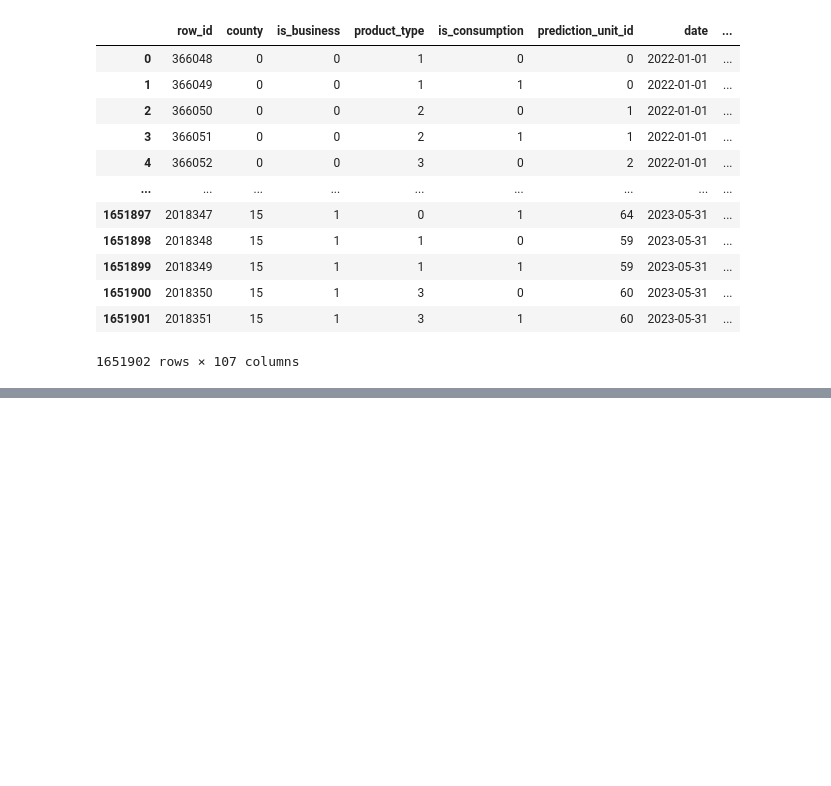
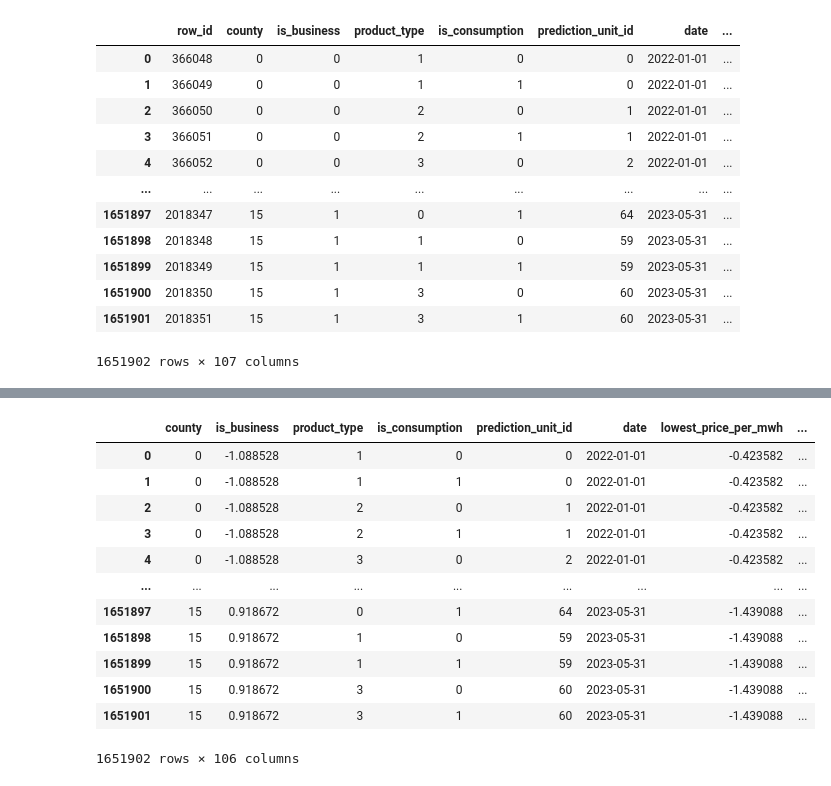
Before and after one commit to dinhtanloc/ads_enfit, a Jupyter notebook: prj/2.pre-processing/2.1.pre-processing.ipynb, the cells around one changed output, grey strips where cells are left out. Cells and saved outputs as stored; diff of their text form; code cells hidden in the pictures; blank space fills up the shorter version.

```diff
--- a/prj/2.pre-processing/2.1.pre-processing.ipynb
+++ b/prj/2.pre-processing/2.1.pre-processing.ipynb
@@ -124,2 +142,18 @@ df_train_features
+# %%
+df_train_features.drop('row_id',axis=1)
+# %% [output]
+|  | county | is_business | product_type | is_consumption | prediction_unit_id | date | lowest_price_per_mwh | ... |
+| 0 | 0 | -1.088528 | 1 | 0 | 0 | 2022-01-01 | -0.423582 | ... |
+| 1 | 0 | -1.088528 | 1 | 1 | 0 | 2022-01-01 | -0.423582 | ... |
+| 2 | 0 | -1.088528 | 2 | 0 | 1 | 2022-01-01 | -0.423582 | ... |
+| 3 | 0 | -1.088528 | 2 | 1 | 1 | 2022-01-01 | -0.423582 | ... |
+| 4 | 0 | -1.088528 | 3 | 0 | 2 | 2022-01-01 | -0.423582 | ... |
+| ... | ... | ... | ... | ... | ... | ... | ... | ... |
+| 1651897 | 15 | 0.918672 | 0 | 1 | 64 | 2023-05-31 | -1.439088 | ... |
+| 1651898 | 15 | 0.918672 | 1 | 0 | 59 | 2023-05-31 | -1.439088 | ... |
+| 1651899 | 15 | 0.918672 | 1 | 1 | 59 | 2023-05-31 | -1.439088 | ... |
+| 1651900 | 15 | 0.918672 | 3 | 0 | 60 | 2023-05-31 | -1.439088 | ... |
+| 1651901 | 15 | 0.918672 | 3 | 1 | 60 | 2023-05-31 | -1.439088 | ... |
+1651902 rows × 106 columns
 # %%
 df_train_features.to_csv(f'{save_dir}/train_lag{ndays}_pre_processing.csv')
```
Also changed, not shown: parts of 5 cells of this notebook, 2 other files.
